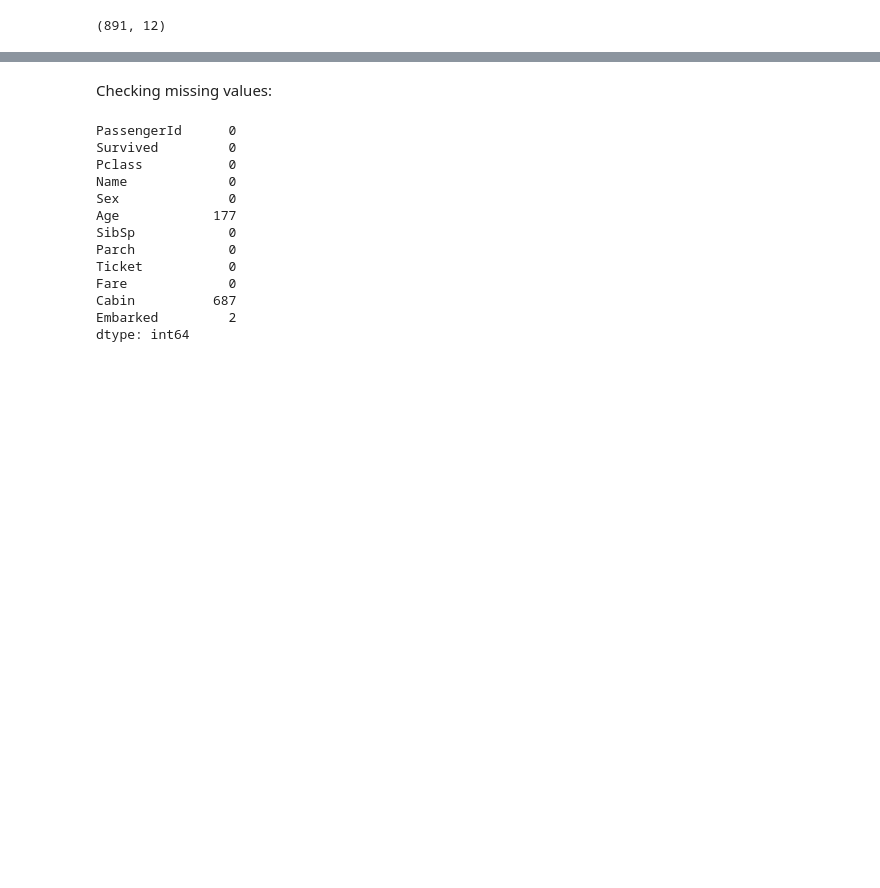
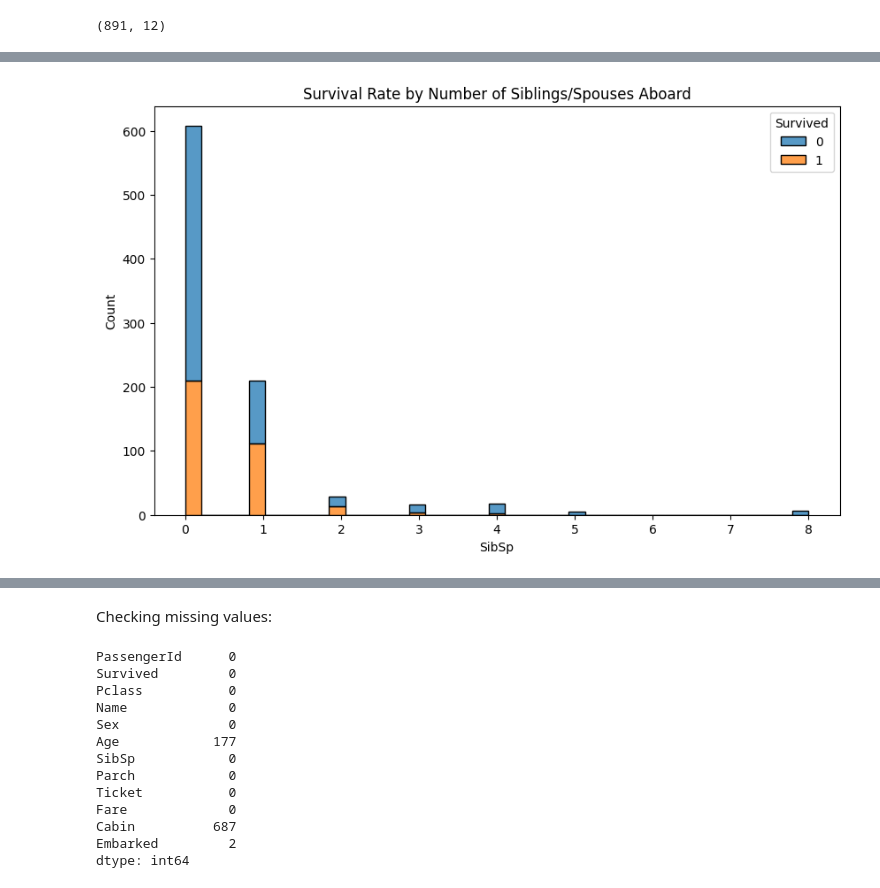
Before and after one commit to eshagarwal/Titanic, a Jupyter notebook: titanic.ipynb, the cells around one changed output, grey strips where cells are left out. Drawn from its saved outputs; the diff is of its cells as text; code cells hidden in the pictures; blank space fills up the shorter version.

```diff
--- a/titanic.ipynb
+++ b/titanic.ipynb
@@ -62,0 +89,7 @@ titanic_train_data.shape
+# %%
+plt.figure(figsize=(10, 6))
+sns.histplot(data=titanic_train_data, x='SibSp', hue='Survived', multiple='stack')
+plt.title('Survival Rate by Number of Siblings/Spouses Aboard')
+plt.show()
+# %% [output]
+[figure, added]
```
Also changed, not shown: parts of 61 cells of this notebook, 1 other file.
